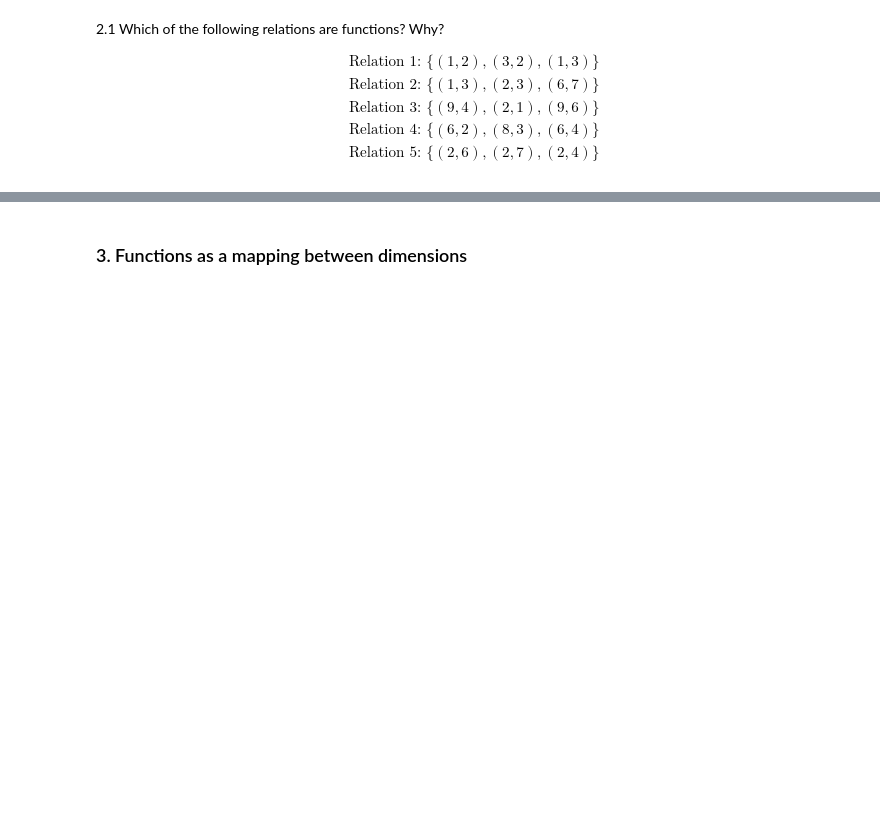
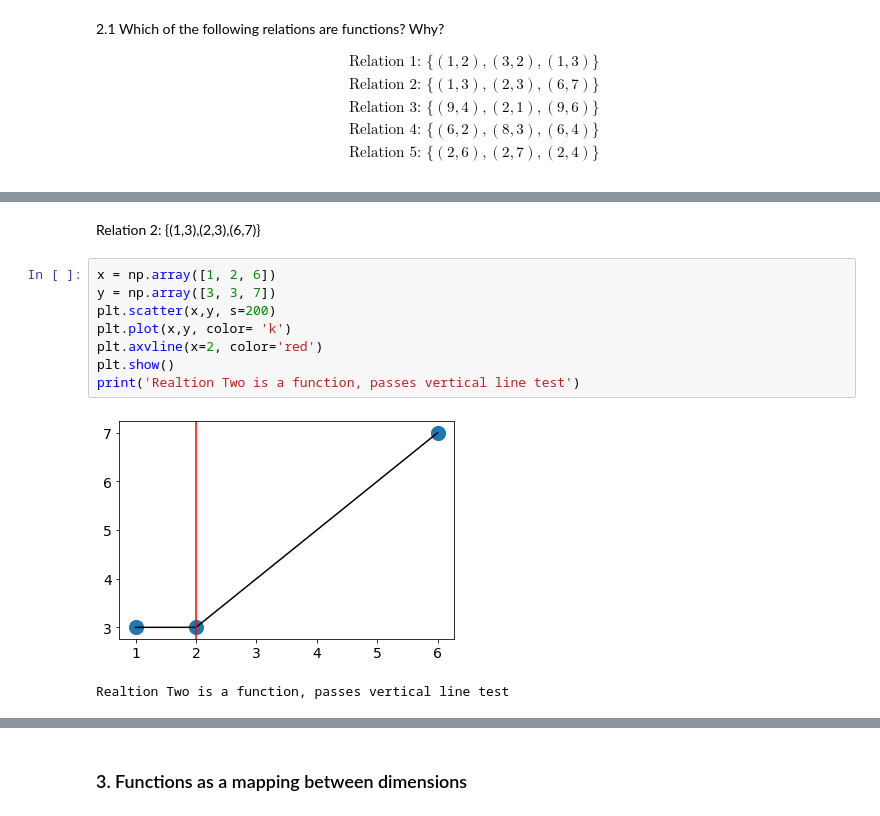
Before and after one commit to RMDircio/DS-Unit-1-Sprint-3-Linear-Algebra, a Jupyter notebook: Regina Dircio - PTDS5 - High Dimensional Data Assignment.ipynb, the cells around one changed output, grey strips where cells are left out. Cells and saved outputs as stored; diff of their text form; blank space fills up the shorter version.

```diff
--- a/Regina Dircio - PTDS5 - High Dimensional Data Assignment.ipynb
+++ b/Regina Dircio - PTDS5 - High Dimensional Data Assignment.ipynb
@@ -24,0 +76,13 @@
+# %% [markdown]
+Relation 2: {(1,3),(2,3),(6,7)}
+# %%
+x = np.array([1, 2, 6])
+y = np.array([3, 3, 7])
+plt.scatter(x,y, s=200)
+plt.plot(x,y, color= 'k')
+plt.axvline(x=2, color='red')
+plt.show()
+print('Realtion Two is a function, passes vertical line test')
+# %% [output]
+[figure, added]
+Realtion Two is a function, passes vertical line test
```
Also changed, not shown: parts of 53 cells of this notebook.
